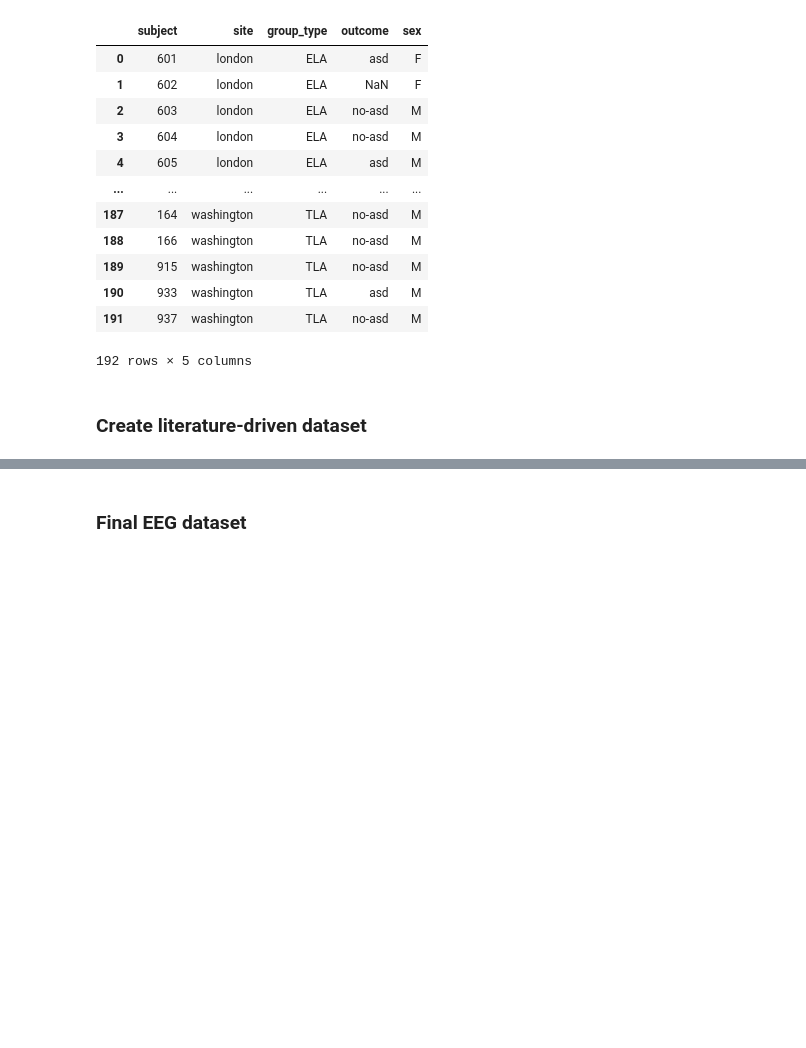
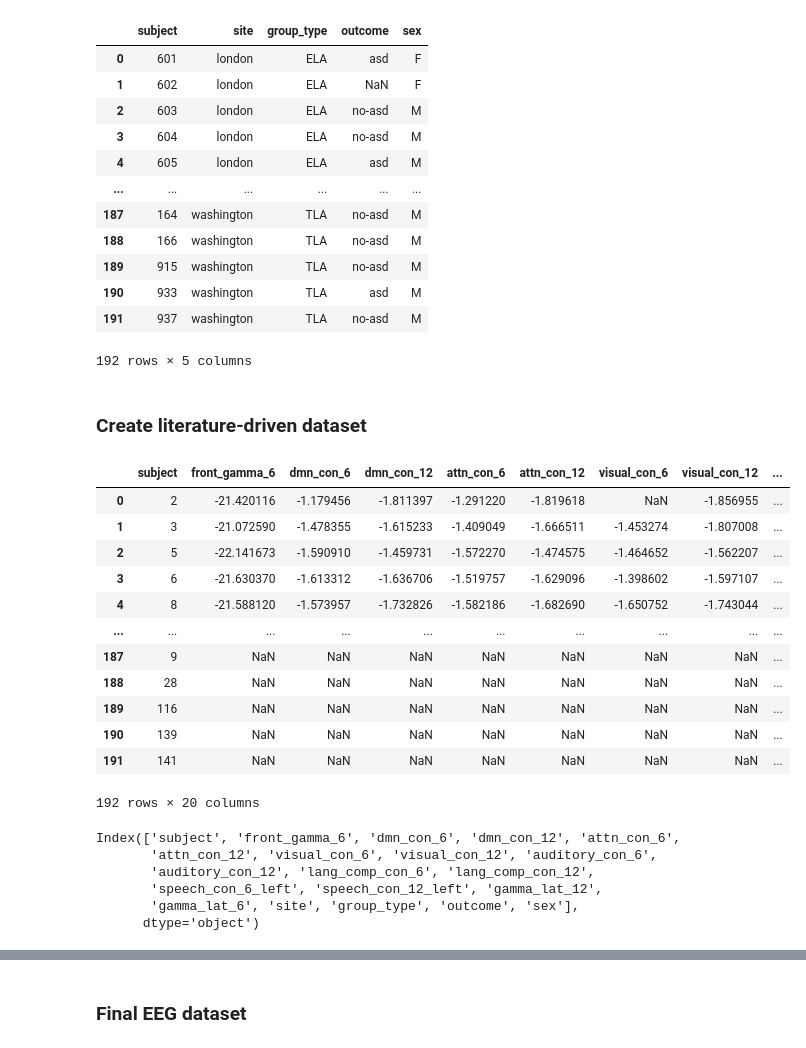
Before and after one commit to gabrielblancogomez/eegip_sex_diff, a Jupyter notebook: code/eeg/EEG_feature_extraction.ipynb, the cells around one changed output, grey strips where cells are left out. Drawn from its saved outputs; the diff is of its cells as text; code cells hidden in the pictures; blank space fills up the shorter version.

```diff
--- a/code/eeg/EEG_feature_extraction.ipynb
+++ b/code/eeg/EEG_feature_extraction.ipynb
@@ -736,9 +782,34 @@ asd_df
 # %%
 #Define the dataframes to be merged
 dataframes = [frontal_power_6_sources,
-              final_df,
+              final_df,  lat_df_gamma_12,
               lat_df_gamma_6, asd_df]
 
 # Merge the dataframes based on the "subject" column
 literature_driven_df = reduce(lambda left, right: pd.merge(left, right, on='subject', how='outer'), dataframes)
+# %%
+literature_driven_df
+# %% [output]
+|  | subject | front_gamma_6 | dmn_con_6 | dmn_con_12 | attn_con_6 | attn_con_12 | visual_con_6 | visual_con_12 | ... |
+| 0 | 2 | -21.420116 | -1.179456 | -1.811397 | -1.291220 | -1.819618 | NaN | -1.856955 | ... |
+| 1 | 3 | -21.072590 | -1.478355 | -1.615233 | -1.409049 | -1.666511 | -1.453274 | -1.807008 | ... |
+| 2 | 5 | -22.141673 | -1.590910 | -1.459731 | -1.572270 | -1.474575 | -1.464652 | -1.562207 | ... |
+| 3 | 6 | -21.630370 | -1.613312 | -1.636706 | -1.519757 | -1.629096 | -1.398602 | -1.597107 | ... |
+| 4 | 8 | -21.588120 | -1.573957 | -1.732826 | -1.582186 | -1.682690 | -1.650752 | -1.743044 | ... |
+| ... | ... | ... | ... | ... | ... | ... | ... | ... | ... |
+| 187 | 9 | NaN | NaN | NaN | NaN | NaN | NaN | NaN | ... |
+| 188 | 28 | NaN | NaN | NaN | NaN | NaN | NaN | NaN | ... |
+| 189 | 116 | NaN | NaN | NaN | NaN | NaN | NaN | NaN | ... |
+| 190 | 139 | NaN | NaN | NaN | NaN | NaN | NaN | NaN | ... |
+| 191 | 141 | NaN | NaN | NaN | NaN | NaN | NaN | NaN | ... |
+192 rows × 20 columns
+# %%
+literature_driven_df.columns
+# %% [output]
+Index(['subject', 'front_gamma_6', 'dmn_con_6', 'dmn_con_12', 'attn_con_6',
+       'attn_con_12', 'visual_con_6', 'visual_con_12', 'auditory_con_6',
+       'auditory_con_12', 'lang_comp_con_6', 'lang_comp_con_12',
+       'speech_con_6_left', 'speech_con_12_left', 'gamma_lat_12',
+       'gamma_lat_6', 'site', 'group_type', 'outcome', 'sex'],
+      dtype='object')
 # %%
```
Also changed, not shown: parts of 27 cells of this notebook.
